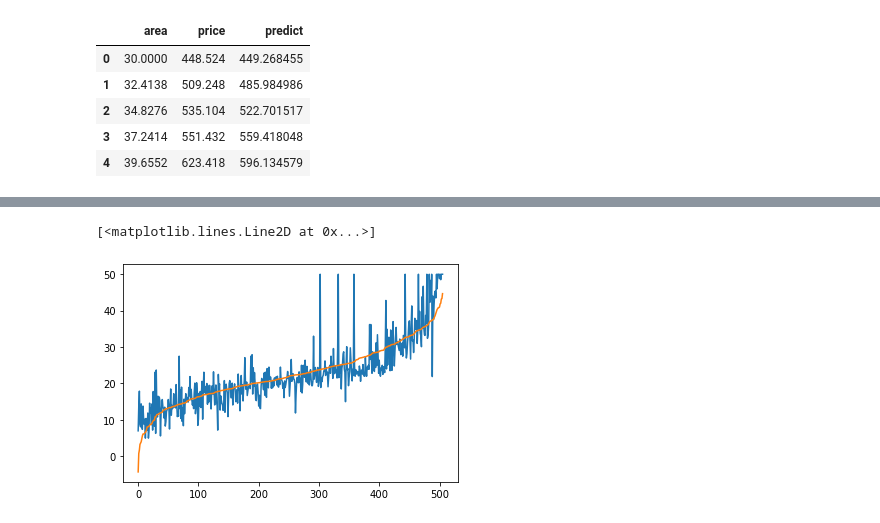
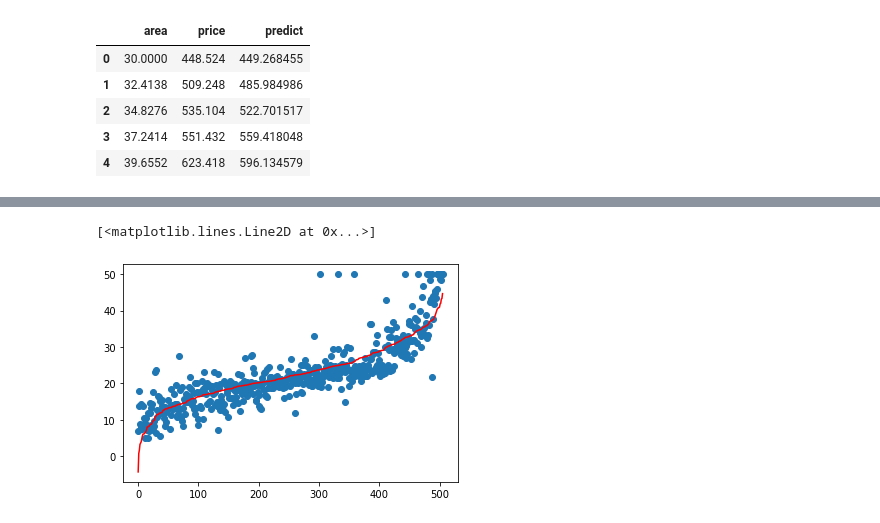
Before and after one commit to khoa2181/Machine_Learning, a Jupyter notebook: Homework 3 - Linear Regression.ipynb, the cells around one changed output, grey strips where cells are left out. Drawn from its saved outputs; the diff is of its cells as text; code cells hidden in the pictures.

```diff
--- a/Homework 3 - Linear Regression.ipynb
+++ b/Homework 3 - Linear Regression.ipynb
@@ -54,16 +54,23 @@ class LinearRegression:
 
     def predict_value(self, list1):
         array = np.array(list1).reshape(1,len(list1))
-        w1 = self.find_coefficient()
-        return array.dot(w1[1:,]) + w[0]
+        w = self.find_coefficient()
+        return array.dot(w[1:,]) + w[0]
 
     def add_predict_column(self):
-        newdf = self.df
+        newdf = self.df.copy()
         t = np.array(self.df[self.target]).reshape(self.df.shape[0],1)
         feature = np.array(self.df.loc[:, self.df.columns != self.target]).reshape(self.df.shape[0], self.df.shape[1]-1)
         x = np.concatenate((np.ones((self.df.shape[0], 1)), feature), axis= 1)
         w = np.array(inv(x.T.dot(x)).dot(x.T).dot(t)).reshape(feature.shape[1]+1, 1)
         newdf['predict'] = feature.dot(w[1:,]) + w[0]
         return newdf
+
+    def print_model(self):
+        w = self.find_coefficient()
+        print('y =', end=' ')
+        for i in range(1, len(w)):
+            print(str(w[i][0]), self.df.columns[i-1], '+', end=' ')
+        print(str(w[0][0]))
 # %%
 house = LinearRegression(house_dataframe, 'price')
@@ -135,6 +122,6 @@ boston_predict
 # %%
-plt.plot(boston_predict.MEDV)
-plt.plot(boston_predict.predict)
+plt.scatter(boston_predict.index, boston_predict.MEDV)
+plt.plot(boston_predict.predict,'r')
 # %% [output]
 [<matplotlib.lines.Line2D at 0x...>]
-[figure, old version]
+[figure, new version]
```
Also changed, not shown: parts of 5 cells of this notebook.
